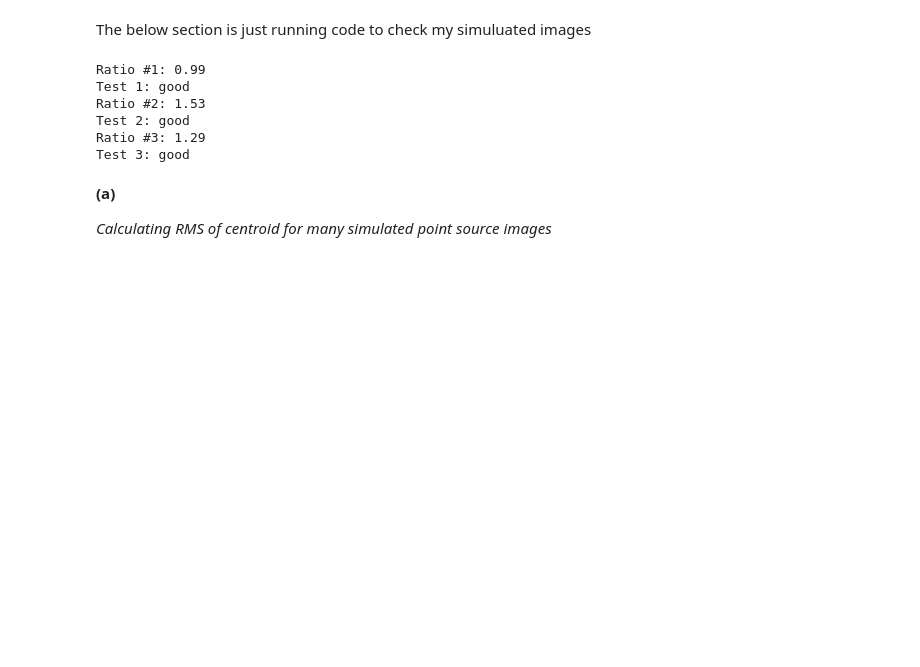
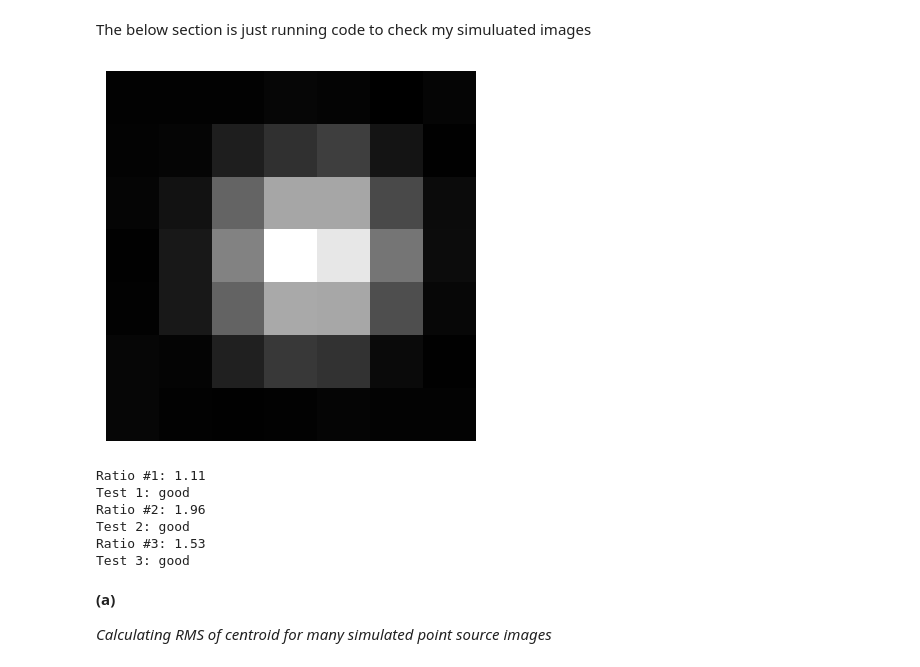
Before and after one commit to apdill/ImageAnalysis, a Jupyter notebook: HW5/HW5_AD.ipynb, the cells around one changed output. Saved outputs shown, nothing was run; the diff lists cells and outputs as text; code cells hidden in the pictures; blank space fills up the shorter version.

```diff
--- a/HW5/HW5_AD.ipynb
+++ b/HW5/HW5_AD.ipynb
@@ -223,40 +229,44 @@ def checkImage(simImage):
     print(f'Ratio #1: {ratio_center_right1px:.2f}')
     if np.abs(ratio_center_right1px-1.06)<0.18:
         print('Test 1: good')
     else:
         print('Test 1: failed!')
     ratio_center_left1px = simImage[center_px,center_px] / simImage[center_px,center_px-1]
     print(f'Ratio #2: {ratio_center_left1px:.2f}')
     if np.abs(ratio_center_left1px-1.81)<0.4:
         print('Test 2: good')
     else:
         print('Test 2: failed!')
     ratio_center_up1px = simImage[center_px,center_px] / simImage[center_px-1,center_px]
     print(f'Ratio #3: {ratio_center_up1px:.2f}')
     if np.abs(ratio_center_up1px-1.36)<0.26:
         print('Test 3: good')
     else:
         print('Test 3: failed!')
 
 N_camera = 7
 wavelength = 0.50
 NA = 0.9
 camera_scale = 0.1
 fine_scale = 0.01
 N_photons = 2000
-offset = (0.04, 0)
+center = (0.04, 0)
 bg = 2
 
 test = sim_ps(N_camera=N_camera, wavelength=wavelength, NA=NA, camera_scale=camera_scale,
-              fine_scale=fine_scale, N_photon=N_photons, offset=offset, B=bg)
+              fine_scale=fine_scale, N_photon=N_photons, center = center, B=bg)
+
+
+showim(test)
 
 checkImage(test)
 # %% [output]
+[figure, added]
-Ratio #1: 0.99
+Ratio #1: 1.11
 Test 1: good
-Ratio #2: 1.53
+Ratio #2: 1.96
 Test 2: good
-Ratio #3: 1.29
+Ratio #3: 1.53
 Test 3: good
 # %% [markdown]
 **(a)**
```
Also changed, not shown: parts of 8 cells of this notebook.
